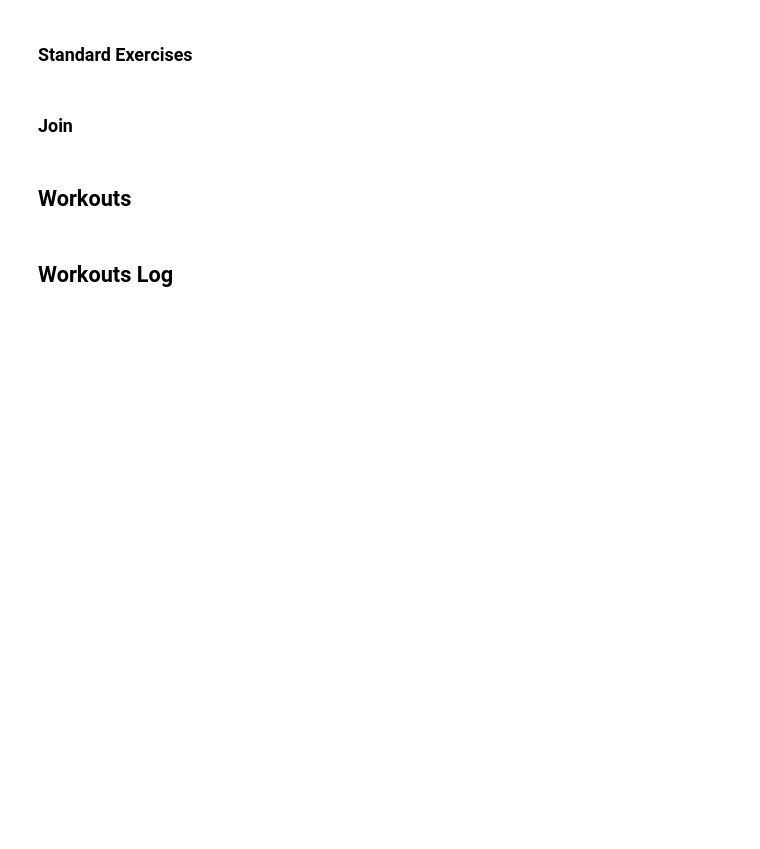
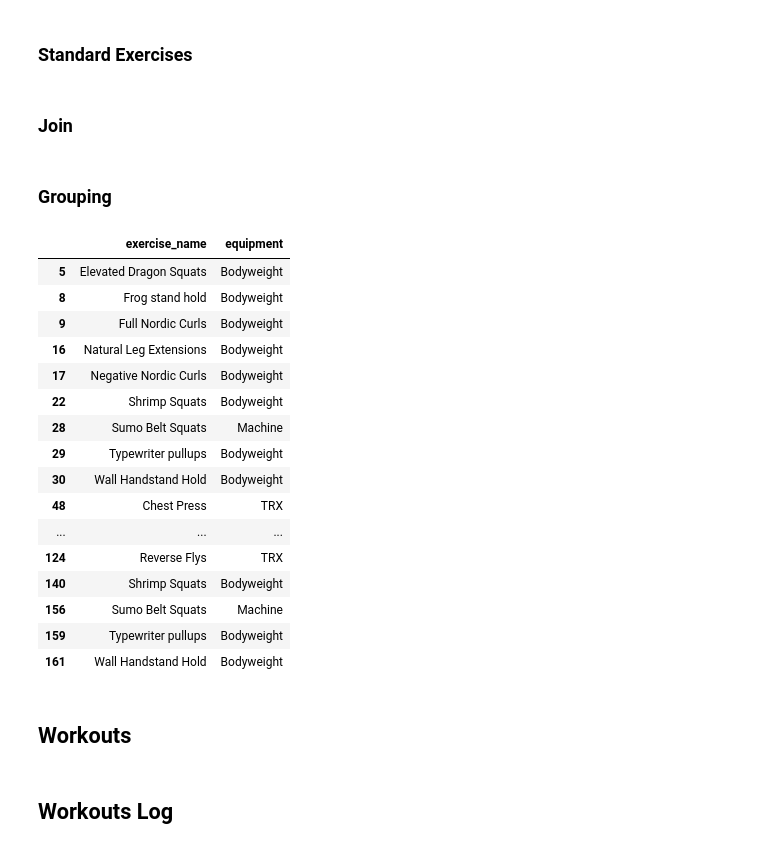
Before and after one commit to oextraordimario/ap_workouts, a Jupyter notebook: 1-bronze_to_silver.ipynb, the cells around one changed output. Cells and saved outputs as stored; diff of their text form; code cells hidden in the pictures; blank space fills up the shorter version.

Commit message:
Halfway through fixing the exercise grouping.

```diff
--- a/1-bronze_to_silver.ipynb
+++ b/1-bronze_to_silver.ipynb
@@ -289,8 +284,6 @@ df_standard_exercises = (
     .drop(columns='custom_exercise')
     .assign(
         custom_exercise = False,
-        muscle_group = '',
-        exercise_group = '',
         main_muscle = '',
         auxiliary_muscles = '',
         size = '',
@@ -301,23 +306,10 @@ df_standard_exercises = (
 # %%
 #df_standard_exercises
-# %%
-df_standard_exercises = df_standard_exercises[[
-    'custom_exercise',
-    'exercise_name',
-    'equipment',
-    'muscle_group',
-    'exercise_group',
-    'main_muscle',
-    'auxiliary_muscles',
-    'size',
-    'metrics',
-    'bodyweight',
-    'notes',
-]]
 # %% [markdown]
 ### Join
 # %%
-list_exercise_dfs = [df_customexercises_clean, df_standard_exercises]
-df_exercises_ref = pd.concat(list_exercise_dfs, ignore_index=True)
+df_exercises_ref_orig = pd.concat([df_customexercises_clean, df_standard_exercises], ignore_index=True)
 # %%
 #df_exercises_ref
+# %% [markdown]
+### Grouping
@@ -324,3 +436,26 @@ df_exercises_ref = pd.concat(list_exercise_dfs, ignore_index=True)
+# %%
+df_exercises_ref = df_exercises_ref_orig.merge(df_exercise_grouping, how='left', on=['exercise_name', 'equipment'])
+df_exercises_ref['muscle_group'] = df_exercises_ref['muscle_group'].fillna('MISSING')
+# %%
+df_exercises_ref.query(" muscle_group == 'MISSING' ")[['exercise_name', 'equipment']]
+# %% [output]
+|  | exercise_name | equipment |
+| 5 | Elevated Dragon Squats | Bodyweight |
+| 8 | Frog stand hold | Bodyweight |
+| 9 | Full Nordic Curls | Bodyweight |
+| 16 | Natural Leg Extensions | Bodyweight |
+| 17 | Negative Nordic Curls | Bodyweight |
+| 22 | Shrimp Squats | Bodyweight |
+| 28 | Sumo Belt Squats | Machine |
+| 29 | Typewriter pullups | Bodyweight |
+| 30 | Wall Handstand Hold | Bodyweight |
+| 48 | Chest Press | TRX |
+| ... | ... | ... |
+| 124 | Reverse Flys | TRX |
+| 140 | Shrimp Squats | Bodyweight |
+| 156 | Sumo Belt Squats | Machine |
+| 159 | Typewriter pullups | Bodyweight |
+| 161 | Wall Handstand Hold | Bodyweight |
 # %% [markdown]
 ## Workouts
 # %%
```
Also changed, not shown: parts of 5 cells of this notebook.
